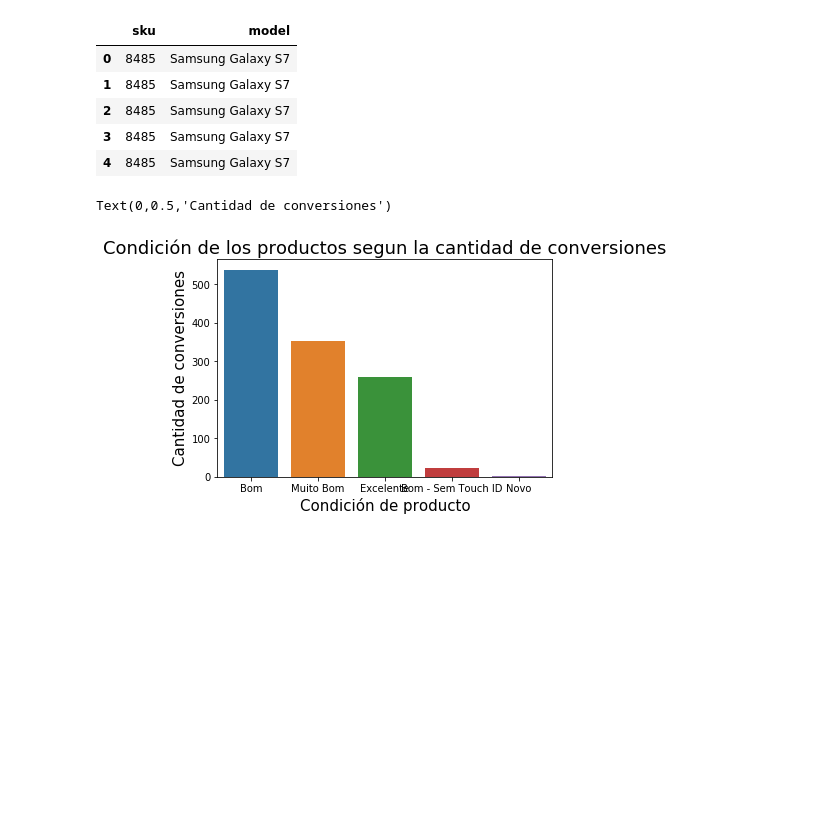
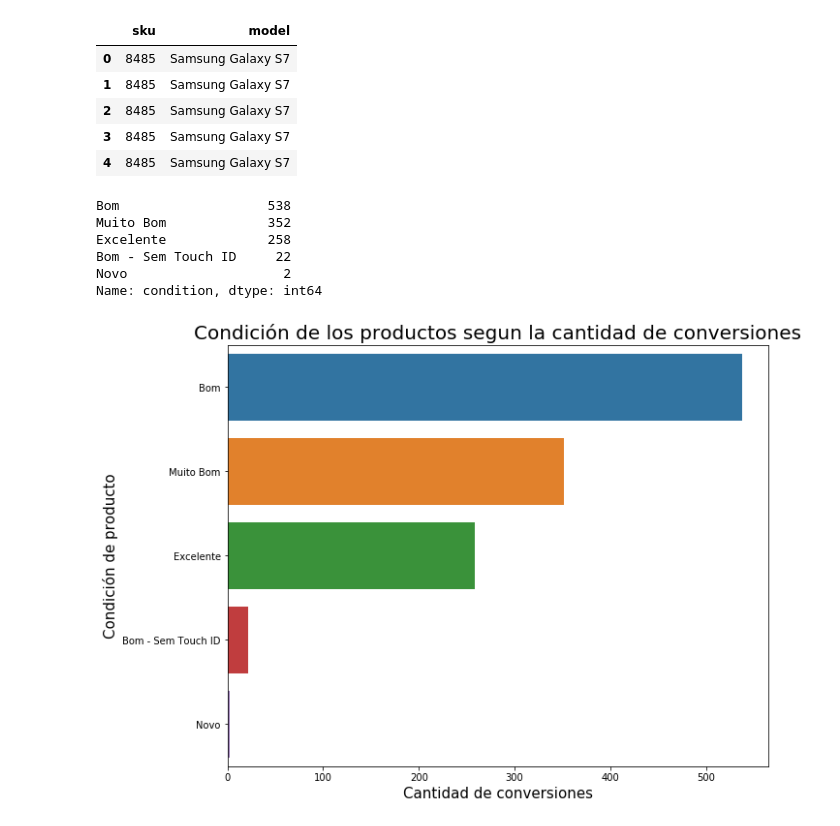
Before and after one commit to IgnacioKomar/OrganizacionDeDatos, a Jupyter notebook: TP1.ipynb, the cells around one changed output. Drawn from its saved outputs; the diff is of its cells as text; code cells hidden in the pictures; blank space fills up the shorter version.

```diff
--- a/TP1.ipynb
+++ b/TP1.ipynb
@@ -147,14 +147,21 @@ buscados_vs_existentes.head()
 | 4 | 8485 | Samsung Galaxy S7 |
 # %%
 #Quiero ver en que condicion estan los productos dentro de las conversiones
+plt.subplots(figsize=(10,8))
 condiciones = conversiones['condition'].value_counts()
-graph = sns.barplot(x=condiciones.index, y= condiciones.values)
-graph.set_title("Condición de los productos segun la cantidad de conversiones", fontsize=18)
-graph.set_xlabel("Condición de producto", fontsize=15)
-graph.set_ylabel("Cantidad de conversiones", fontsize=15)
+graph = sns.barplot(x=condiciones.values, y= condiciones.index, orient = 'h')
+graph.set_title("Condición de los productos segun la cantidad de conversiones", fontsize=20)
+graph.set_xlabel("Cantidad de conversiones", fontsize=15)
+graph.set_ylabel("Condición de producto", fontsize=15)
+condiciones.head()
 # %% [output]
-Text(0,0.5,'Cantidad de conversiones')
+Bom                   538
+Muito Bom             352
+Excelente             258
+Bom - Sem Touch ID     22
+Novo                    2
+Name: condition, dtype: int64
-[figure, old version]
+[figure, new version]
 # %%
 conteoDePersonas = datos_completo.groupby(['timestamp', 'event']).count()
 # %%
```
Also changed, not shown: parts of 7 cells of this notebook, 2 other files.
